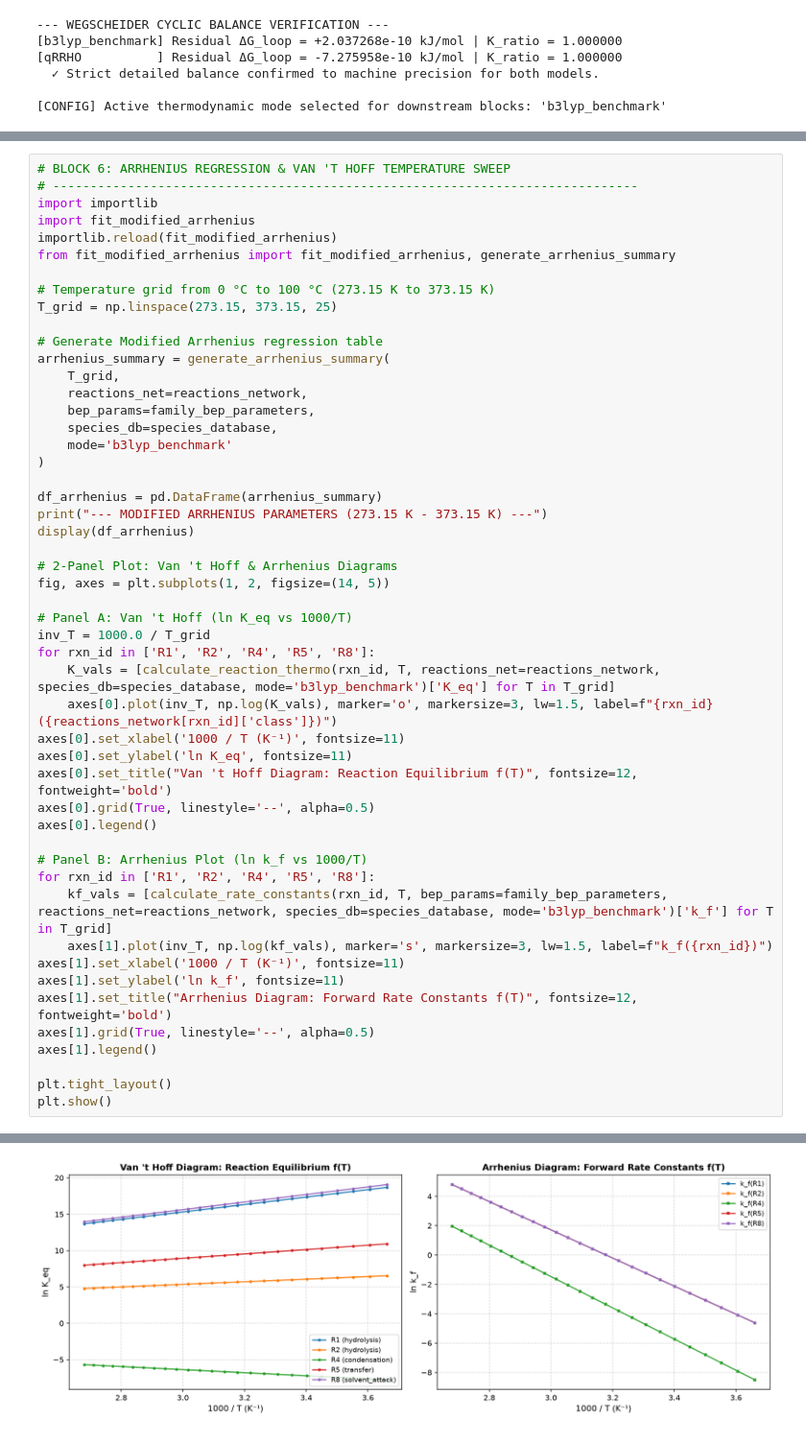
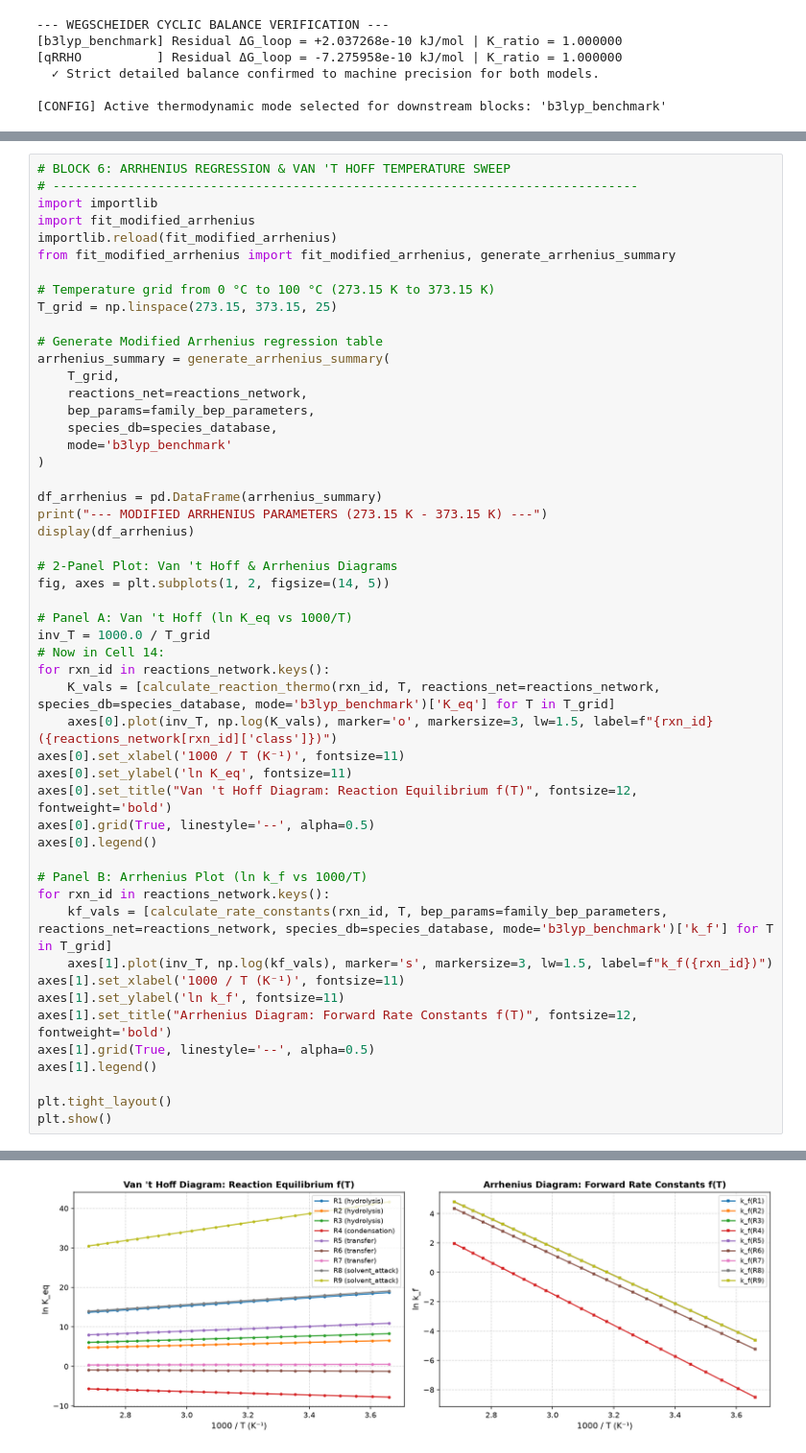
Before and after one commit to yralcaraz/KIN-microkinetics, a Jupyter notebook: multiscale_microkinetics.ipynb, the cells around one changed output, grey strips where cells are left out. Shown at 96% size. Saved outputs shown, nothing was run; the diff lists cells and outputs as text.

```diff
--- a/tmspa_microkinetics_reactor_model.ipynb
+++ b/multiscale_microkinetics.ipynb
@@ -1364,37 +888,38 @@ fig, axes = plt.subplots(1, 2, figsize=(14, 5))
 
 # Panel A: Van 't Hoff (ln K_eq vs 1000/T)
 inv_T = 1000.0 / T_grid
-for rxn_id in ['R1', 'R2', 'R4', 'R5', 'R8']:
+# Now in Cell 14:
+for rxn_id in reactions_network.keys():
     K_vals = [calculate_reaction_thermo(rxn_id, T, reactions_net=reactions_network, species_db=species_database, mode='b3lyp_benchmark')['K_eq'] for T in T_grid]
     axes[0].plot(inv_T, np.log(K_vals), marker='o', markersize=3, lw=1.5, label=f"{rxn_id} ({reactions_network[rxn_id]['class']})")
 axes[0].set_xlabel('1000 / T (K⁻¹)', fontsize=11)
 axes[0].set_ylabel('ln K_eq', fontsize=11)
 axes[0].set_title("Van 't Hoff Diagram: Reaction Equilibrium f(T)", fontsize=12, fontweight='bold')
 axes[0].grid(True, linestyle='--', alpha=0.5)
 axes[0].legend()
 
 # Panel B: Arrhenius Plot (ln k_f vs 1000/T)
-for rxn_id in ['R1', 'R2', 'R4', 'R5', 'R8']:
+for rxn_id in reactions_network.keys():
     kf_vals = [calculate_rate_constants(rxn_id, T, bep_params=family_bep_parameters, reactions_net=reactions_network, species_db=species_database, mode='b3lyp_benchmark')['k_f'] for T in T_grid]
     axes[1].plot(inv_T, np.log(kf_vals), marker='s', markersize=3, lw=1.5, label=f"k_f({rxn_id})")
 axes[1].set_xlabel('1000 / T (K⁻¹)', fontsize=11)
 axes[1].set_ylabel('ln k_f', fontsize=11)
 axes[1].set_title("Arrhenius Diagram: Forward Rate Constants f(T)", fontsize=12, fontweight='bold')
 axes[1].grid(True, linestyle='--', alpha=0.5)
 axes[1].legend()
 
 plt.tight_layout()
 plt.show()
 # %% [output]
 --- MODIFIED ARRHENIUS PARAMETERS (273.15 K - 373.15 K) ---
 |  | Reaction | Class | A_f (s^-1 or M^-n s^-1) | beta_f | Ea_f (kJ/mol) | Ea_f (eV) | A_r | beta_r | ... |
 | 0 | R1 | hydrolysis | 6.212e+12 | 1.00 | 77.19 | 0.800 | 6.212e+12 | 1.00 | ... |
 | 1 | R2 | hydrolysis | 6.212e+12 | 1.00 | 77.19 | 0.800 | 6.212e+12 | 1.00 | ... |
 | 2 | R3 | hydrolysis | 6.212e+12 | 1.00 | 77.19 | 0.800 | 6.212e+12 | 1.00 | ... |
 | 3 | R4 | condensation | 6.212e+12 | 1.00 | 86.01 | 0.891 | 6.212e+12 | 1.00 | ... |
 | 4 | R5 | transfer | 6.212e+12 | 1.00 | 77.19 | 0.800 | 6.212e+12 | 1.00 | ... |
 | 5 | R6 | transfer | 6.212e+12 | 1.00 | 78.59 | 0.814 | 6.212e+12 | 1.00 | ... |
 | 6 | R7 | transfer | 6.212e+12 | 1.00 | 77.19 | 0.800 | 6.212e+12 | 1.00 | ... |
 | 7 | R8 | solvent_attack | 6.212e+12 | 1.00 | 77.19 | 0.800 | 6.212e+12 | 1.00 | ... |
 | 8 | R9 | solvent_attack | 6.212e+12 | 1.00 | 77.19 | 0.800 | 6.212e+12 | 1.00 | ... |
-[figure, old version]
+[figure, new version]
```
Also changed, not shown: parts of 39 cells of this notebook, 8 other files.
